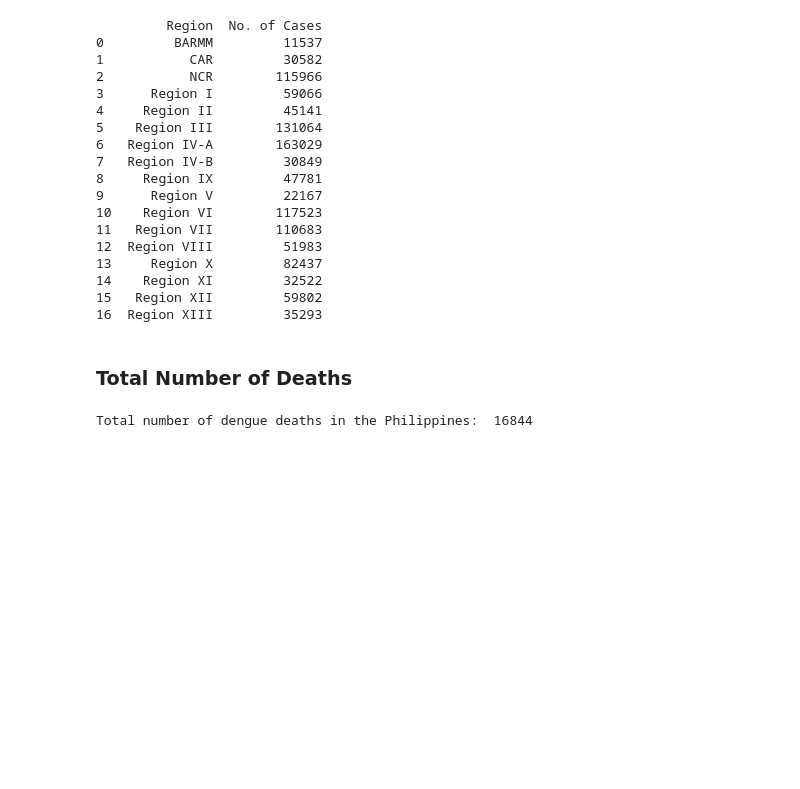
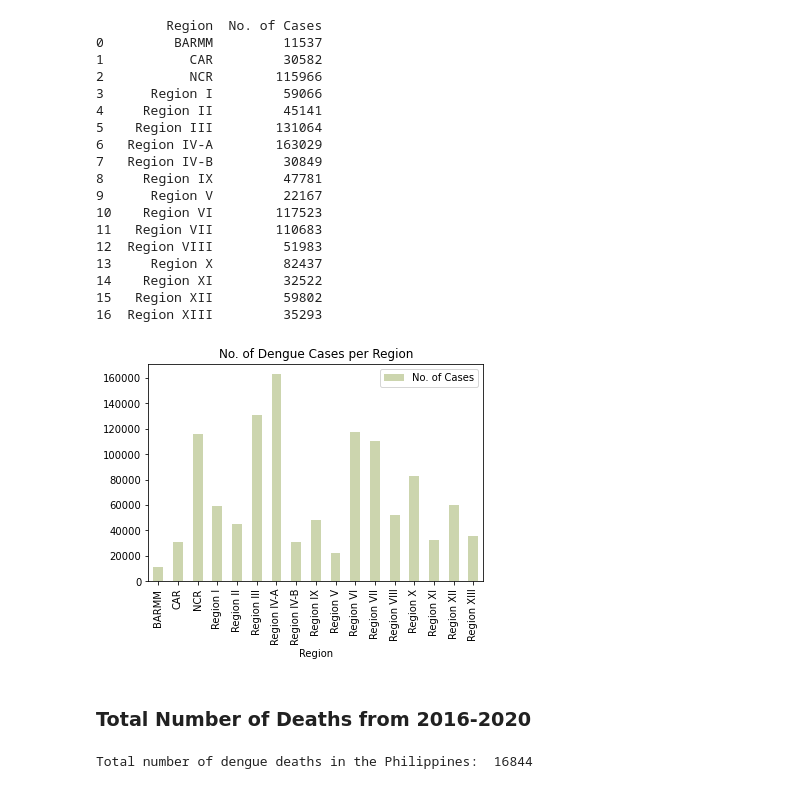
Before and after one commit to lowrainxx/DATA100-FinalProject, a Jupyter notebook: GROUP 2.ipynb, the cells around one changed output. Saved outputs shown, nothing was run; the diff lists cells and outputs as text; code cells hidden in the pictures; blank space fills up the shorter version.

```diff
--- a/GROUP 2.ipynb
+++ b/GROUP 2.ipynb
@@ -201,8 +205,12 @@ print(cases_region_df)
 14    Region XI         32522
 15   Region XII         59802
 16  Region XIII         35293
+# %%
+fig_cases_region = cases_region_df.plot.bar(x = "Region", y = "No. of Cases", color="#ccd5ae", title="No. of Dengue Cases per Region")
+# %% [output]
+[figure, added]
 # %% [markdown]
-### Total Number of Deaths
+### Total Number of Deaths from 2016-2020
 # %%
 total_deaths = cases_df['Dengue_Deaths'].sum()
 print("Total number of dengue deaths in the Philippines: ",total_deaths)
```
Also changed, not shown: parts of 3 cells of this notebook.
